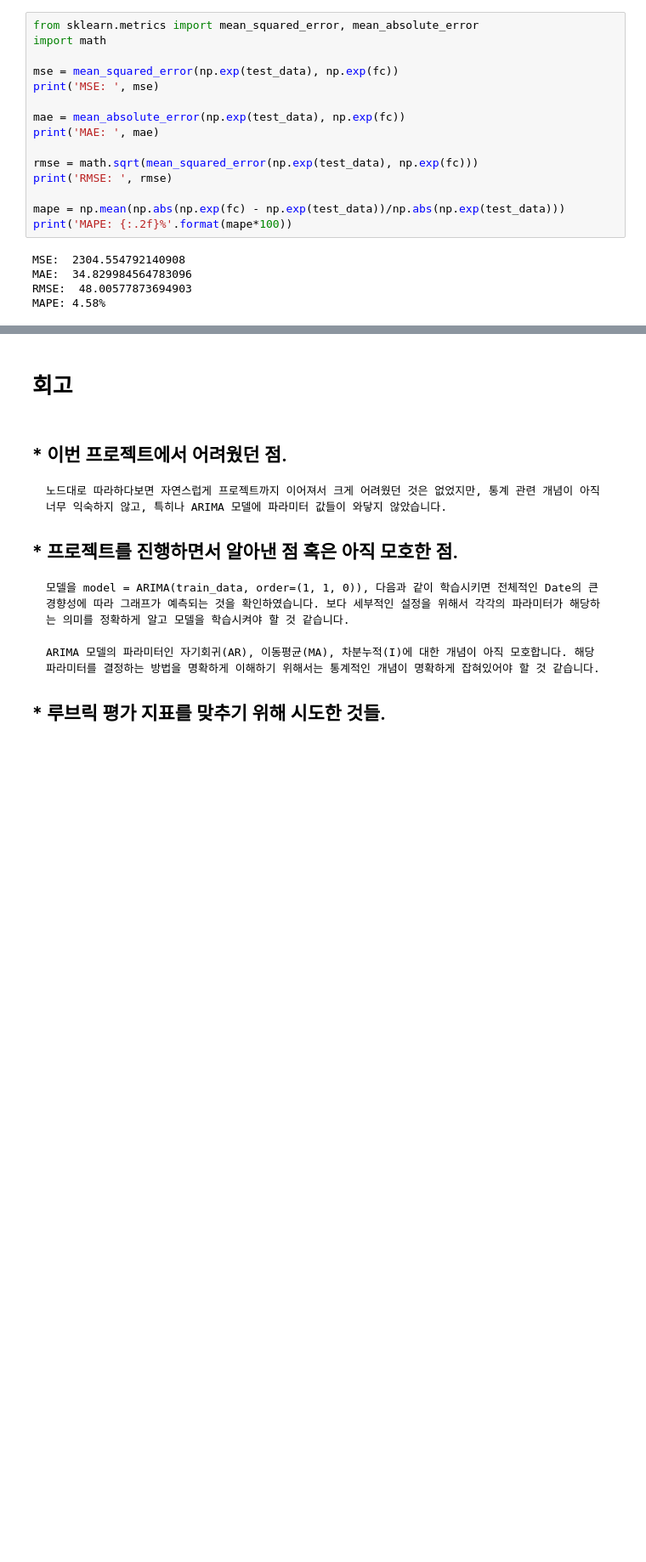
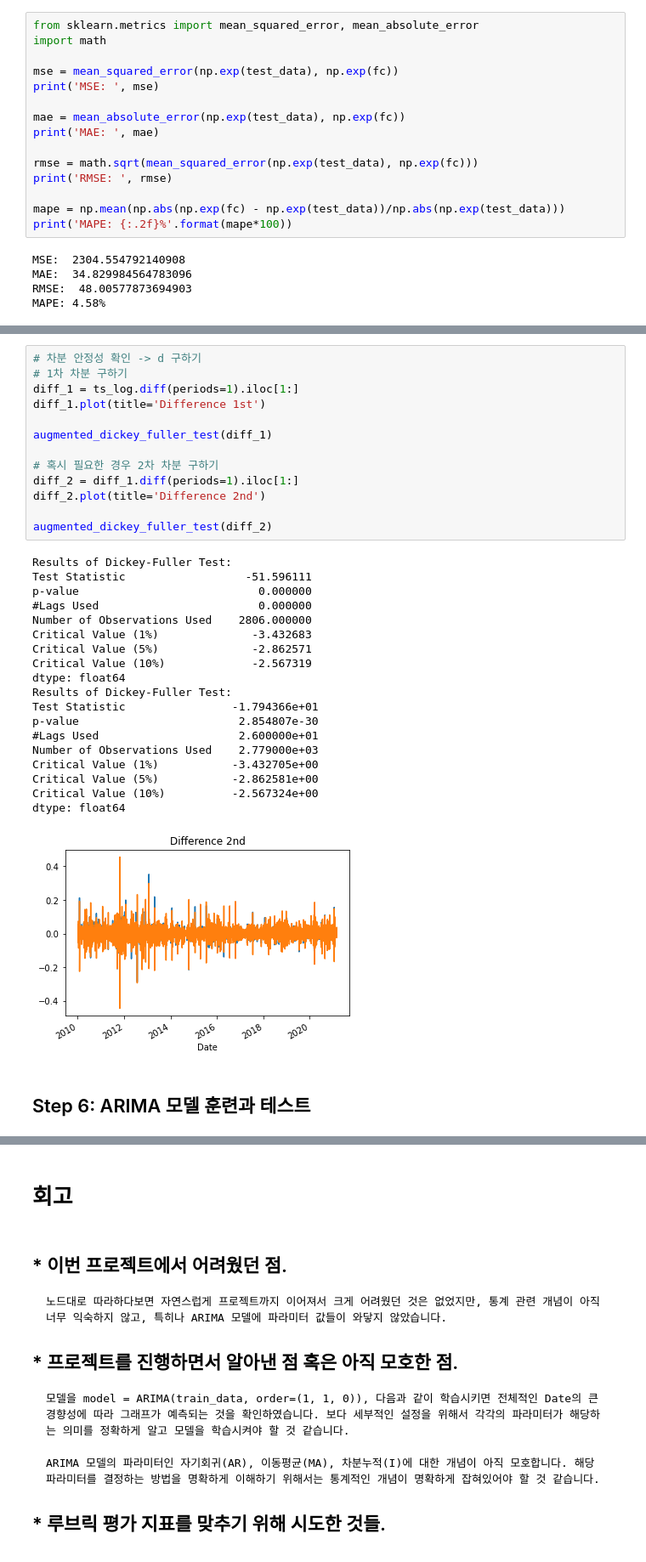
Before and after one commit to wonderkyeom/Stock_Prediction, a Jupyter notebook: Stock_Prediction.ipynb, the cells around one changed output, grey strips where cells are left out. Shown at 85% size. Saved outputs shown, nothing was run; the diff lists cells and outputs as text; blank space fills up the shorter version.

```diff
--- a/Stock_Prediction.ipynb
+++ b/Stock_Prediction.ipynb
@@ -1071,0 +1171,35 @@ MAPE: 4.58%
+# %%
+# 차분 안정성 확인 -> d 구하기
+# 1차 차분 구하기
+diff_1 = ts_log.diff(periods=1).iloc[1:]
+diff_1.plot(title='Difference 1st')
+
+augmented_dickey_fuller_test(diff_1)
+
+# 혹시 필요한 경우 2차 차분 구하기
+diff_2 = diff_1.diff(periods=1).iloc[1:]
+diff_2.plot(title='Difference 2nd')
+
+augmented_dickey_fuller_test(diff_2)
+# %% [output]
+Results of Dickey-Fuller Test:
+Test Statistic                  -51.596111
+p-value                           0.000000
+#Lags Used                        0.000000
+Number of Observations Used    2806.000000
+Critical Value (1%)              -3.432683
+Critical Value (5%)              -2.862571
+Critical Value (10%)             -2.567319
+dtype: float64
+Results of Dickey-Fuller Test:
+Test Statistic                -1.794366e+01
+p-value                        2.854807e-30
+#Lags Used                     2.600000e+01
+Number of Observations Used    2.779000e+03
+Critical Value (1%)           -3.432705e+00
+Critical Value (5%)           -2.862581e+00
+Critical Value (10%)          -2.567324e+00
+dtype: float64
+[figure, added]
+# %% [markdown]
+## Step 6: ARIMA 모델 훈련과 테스트
```
Also changed, not shown: parts of 37 cells of this notebook.
